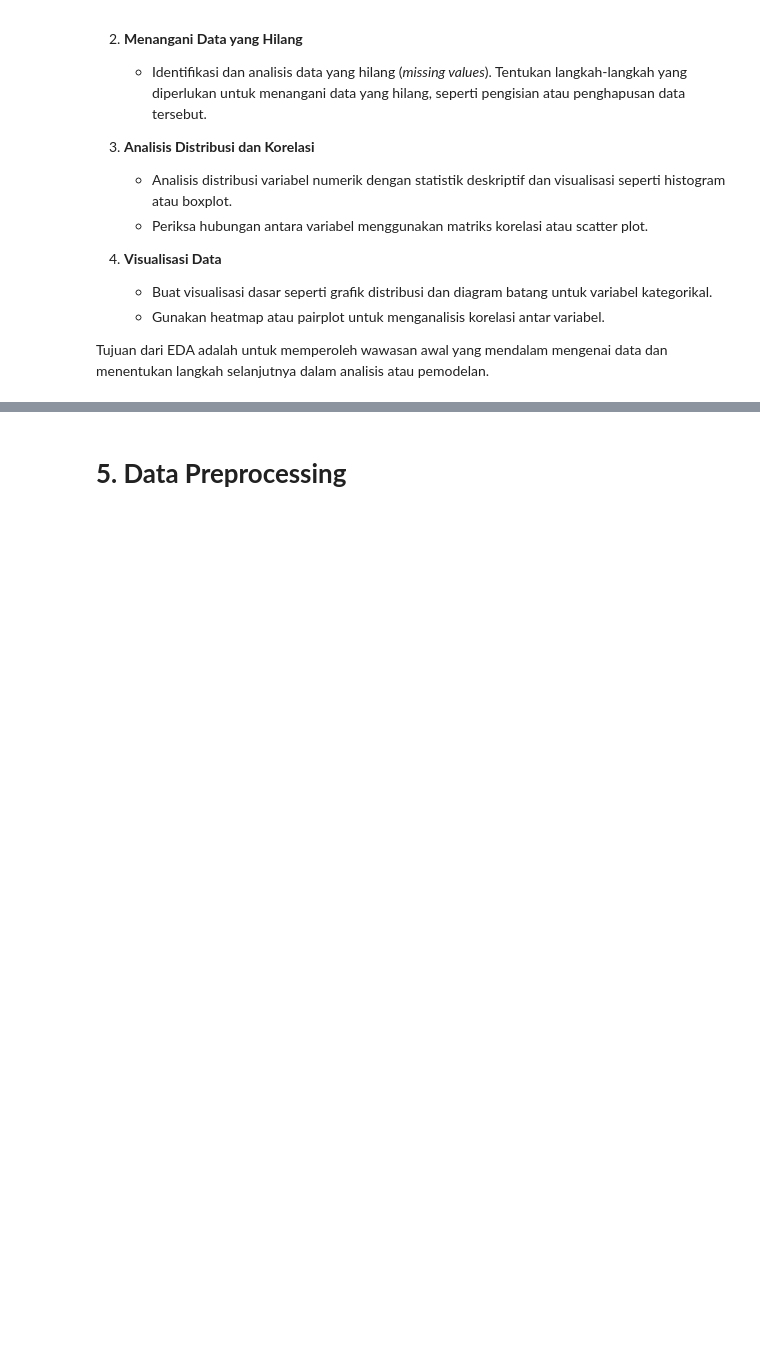
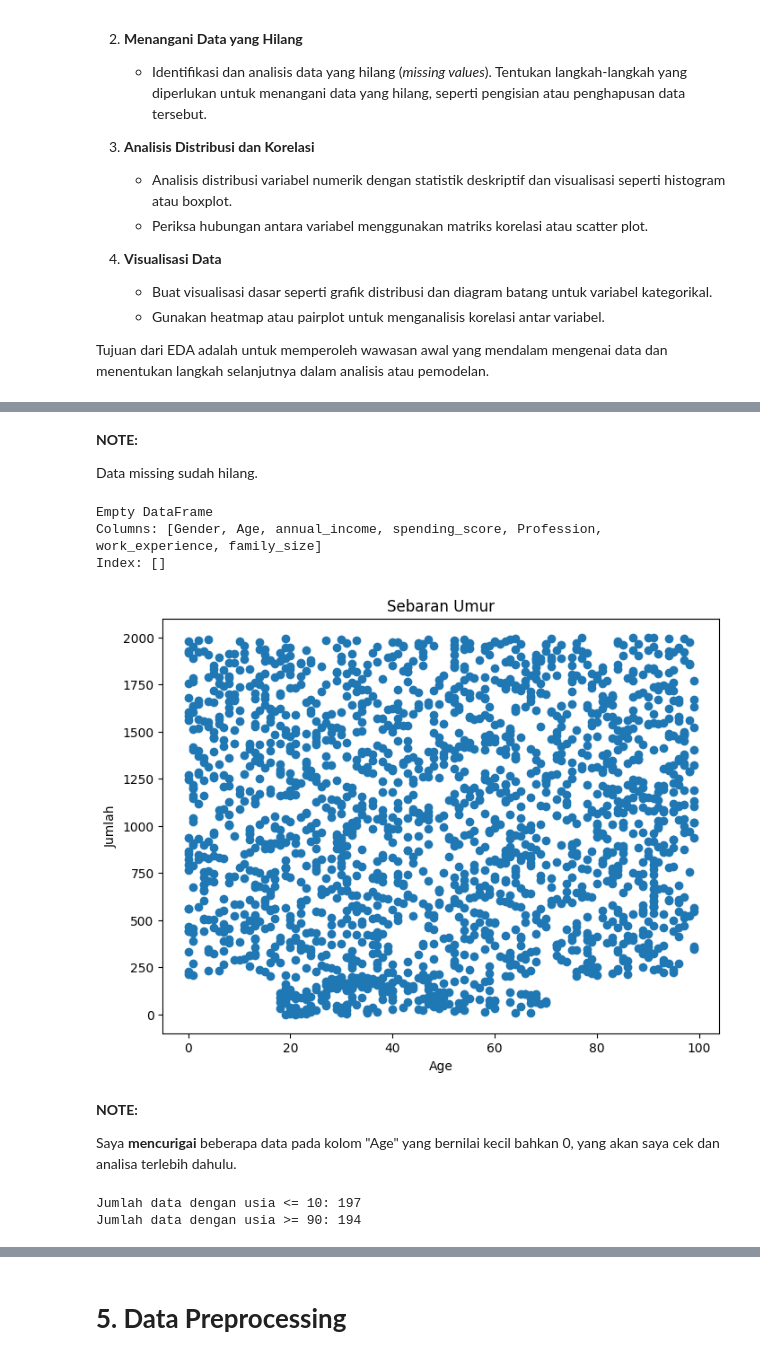
Before and after one commit to danendrafau/customer-segmentation, a Jupyter notebook: [Clustering]_Submission_Akhir_BMLP_Danendra_Fahar_Utama.ipynb, the cells around one changed output, grey strips where cells are left out. Saved outputs shown, nothing was run; the diff lists cells and outputs as text; code cells hidden in the pictures; blank space fills up the shorter version.

```diff
--- a/[Clustering]_Submission_Akhir_BMLP_Danendra_Fahar_Utama.ipynb
+++ b/[Clustering]_Submission_Akhir_BMLP_Danendra_Fahar_Utama.ipynb
@@ -33,0 +37,6 @@ Jika dataset berada di Google Drive, pastikan Anda menghubungkan Google Drive ke
+# %%
+#load dataset
+data = pd.read_csv("https://raw.githubusercontent.com/danendrafau/customer-segmentation/refs/heads/main/input_data/customers.csv")
+
+#preview data
+print(data.head())
@@ -56,0 +78,9 @@ Tujuan dari EDA adalah untuk memperoleh wawasan awal yang mendalam mengenai data
+# %%
+#hapus CustomerID
+data = data.drop('CustomerID', axis=1)
+# %%
+#rename kolom
+data.rename(columns={'Annual Income ($)': 'annual_income',
+                     'Spending Score (1-100)': 'spending_score',
+                     'Work Experience': 'work_experience',
+                     'Family Size': 'family_size'}, inplace=True)
@@ -56,0 +105,3 @@ Tujuan dari EDA adalah untuk memperoleh wawasan awal yang mendalam mengenai data
+# %%
+#isi missing values dengan "Other"
+data['Profession'] = data['Profession'].fillna('Other')
@@ -56,0 +122,45 @@ Tujuan dari EDA adalah untuk memperoleh wawasan awal yang mendalam mengenai data
+# %% [markdown]
+**NOTE:**
+
+Data missing sudah hilang.
+# %%
+''' cek outlier'''
+#IQR
+Q1 = np.percentile(data['annual_income'], 25, interpolation='midpoint')
+Q3 = np.percentile(data['annual_income'], 75, interpolation='midpoint')
+IQR = Q3 - Q1
+
+lower_bound = Q1 - 1.5 * IQR
+upper_bound = Q3 + 1.5 * IQR
+cek_outliers = data[(data['annual_income'] < lower_bound) | (data['annual_income'] > upper_bound)]
+
+print(cek_outliers)
+
+#scatterplot
+plt.figure(figsize=(8, 6))
+plt.scatter(data['Age'], data.index)
+plt.xlabel("Age")
+plt.ylabel("Jumlah")
+plt.title("Sebaran Umur")
+plt.show()
+# %% [output]
+Empty DataFrame
+Columns: [Gender, Age, annual_income, spending_score, Profession, work_experience, family_size]
+Index: []
+[figure, added]
+# %% [markdown]
+**NOTE:**
+
+Saya **mencurigai** beberapa data pada kolom "Age" yang bernilai kecil bahkan 0, yang akan saya cek dan analisa terlebih dahulu.
+# %%
+# prompt: hitung data pada kolom "Age" yang bernilai <=10 dan =>90
+
+# Hitung data pada kolom "Age" yang bernilai <=10 dan >=90
+bocil = data[data['Age'] <= 10].shape[0]
+tuwir = data[data['Age'] >= 90].shape[0]
+
+print(f"Jumlah data dengan usia <= 10: {bocil}")
+print(f"Jumlah data dengan usia >= 90: {tuwir}")
+# %% [output]
+Jumlah data dengan usia <= 10: 197
+Jumlah data dengan usia >= 90: 194
```
Also changed, not shown: parts of 12 cells of this notebook.
